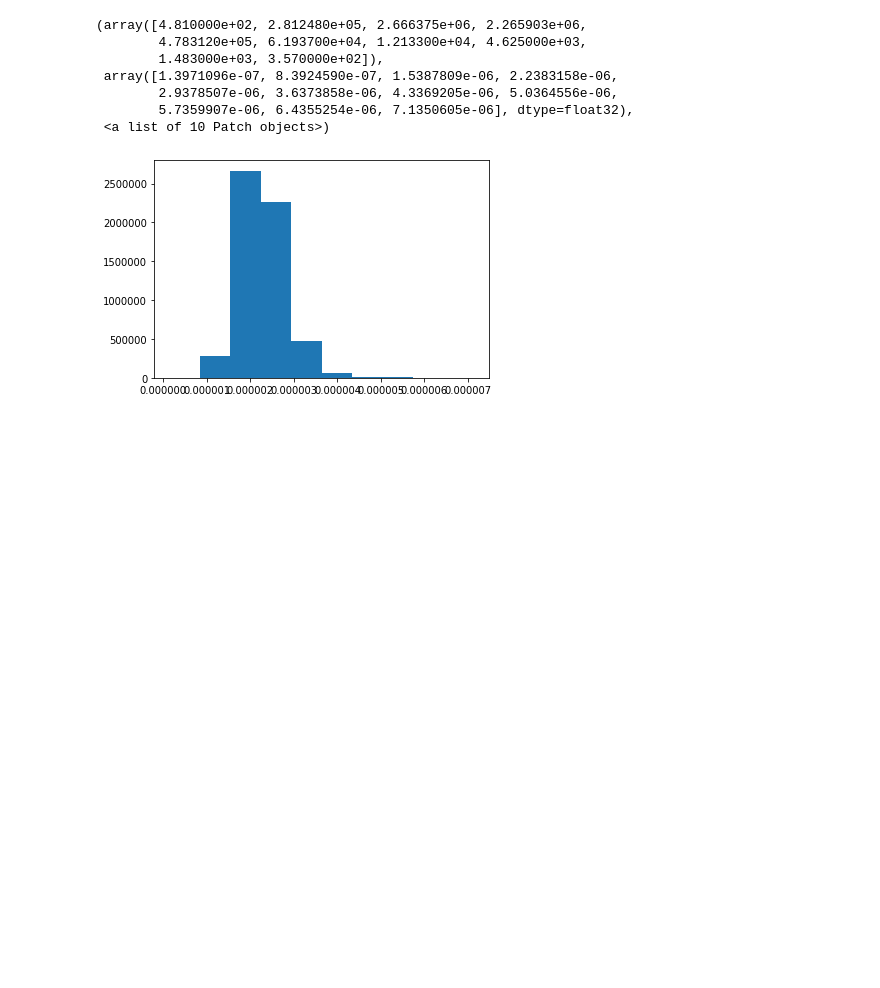
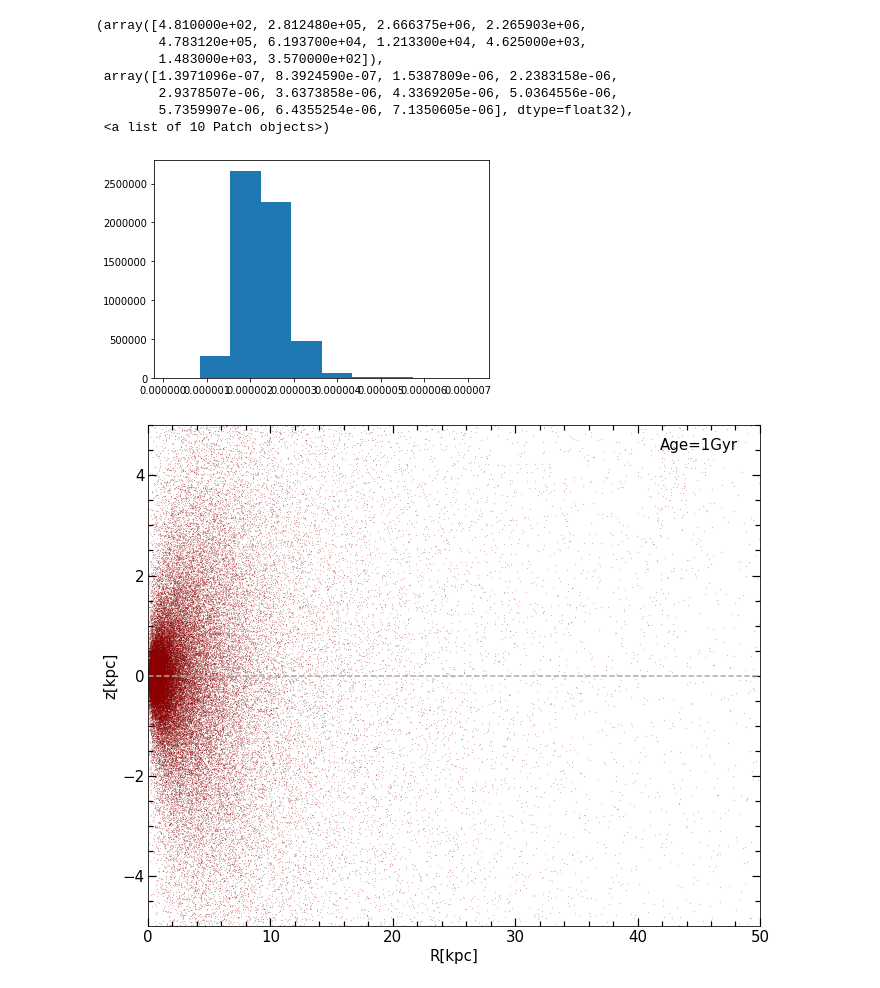
Before and after one commit to ornemarioni/gradients, a Jupyter notebook: programs/metallicity_gradients.ipynb, the cells around one changed output. Cells and saved outputs as stored; diff of their text form; code cells hidden in the pictures; blank space fills up the shorter version.

```diff
--- a/programs/metallicity_gradients.ipynb
+++ b/programs/metallicity_gradients.ipynb
@@ -268,0 +466,40 @@ plt.hist(mstr)
+# %%
+import matplotlib.pyplot as plt
+# mask3, = np.where((Rstr < 50) & (zn_str < 30) & (zn_str > -30))
+
+fig, ax = plt.subplots(nrows=1, ncols=1, figsize=(10, 8))
+fig.subplots_adjust(bottom=0.10, left =0.12, right = 0.97, top = 0.97)
+
+# ax.plot(Rstr[mask],zn_str[mask], '.k',markersize=0.05,alpha =0.7)
+ax.plot(rr1,z1,   '.', markersize=0.2, alpha = 1, color='darkred')
+# ax.plot(rr2,z2,   '.', markersize=0.2, alpha = 1, 1olor='r')
+# ax.plot(rr3,z3,   '.', markersize=0.2, alpha = 1, color='darkorange')
+# ax.plot(rr4,z4,   '.', markersize=0.2, alpha = 1, color='orange')
+# ax.plot(rr5,z5,   '.', markersize=0.2, alpha = 1, color='gold')
+# ax.plot(rr6,z6,   '.', markersize=0.2, alpha = 1, color='yellowgreen')
+# ax.plot(rr7,z7,   '.', markersize=0.2, alpha = 1, color='lime')
+# ax.plot(rr8,z8,   '.', markersize=0.2, alpha = 1, color='g')
+# ax.plot(rr9,z9,   '.', markersize=0.2, alpha = 1, color='springgreen')
+# ax.plot(rr10,z10, '.', markersize=0.2, alpha = 1, color='c')
+# ax.plot(rr11,z11, '.', markersize=0.2, alpha = 1, color='b')
+# ax.plot(rr12,z12, '.', markersize=0.2, alpha = 1, color='blueviolet')
+# ax.plot(rr13,z13, '.', markersize=0.2, alpha = 1, color='m')
+# ax.plot(med_R,z4a,ls='--',color='k')
+# ax.plot(med_R,z8a,ls=':',color='k')
+# ax.plot(med_R,z10a,ls='-',color='k')
+ax.axhline(y=0,ls='--',color='darkgray')
+ax.text(45,4.5,'Age=1Gyr',fontsize=15,ha='center')
+# for i in range(len(med_R)):
+#     ax.axvline(x=med_R[i],ls='--',color='gray')
+ax.set_ylim(-5,5)
+ax.set_xlim(0,50)
+ax.minorticks_on()
+ax.tick_params( labelsize=15)
+ax.tick_params('both', length=5, width=1.2,which='minor', direction='in', right='on',top='on')
+ax.tick_params('both', length=8, width=1.2,which='major', direction='in', right='on',top='on')
+ax.set_xlabel('R[kpc]',fontsize=15)
+ax.set_ylabel('z[kpc]',fontsize=15)
+plt.show()
+fig.savefig('../_imagenes/test_ages2/age_1.png',dpi=75, xxbox_inches='tight')
+# %% [output]
+[figure, added]
```
Also changed, not shown: parts of 7 cells of this notebook, 1 other file.
